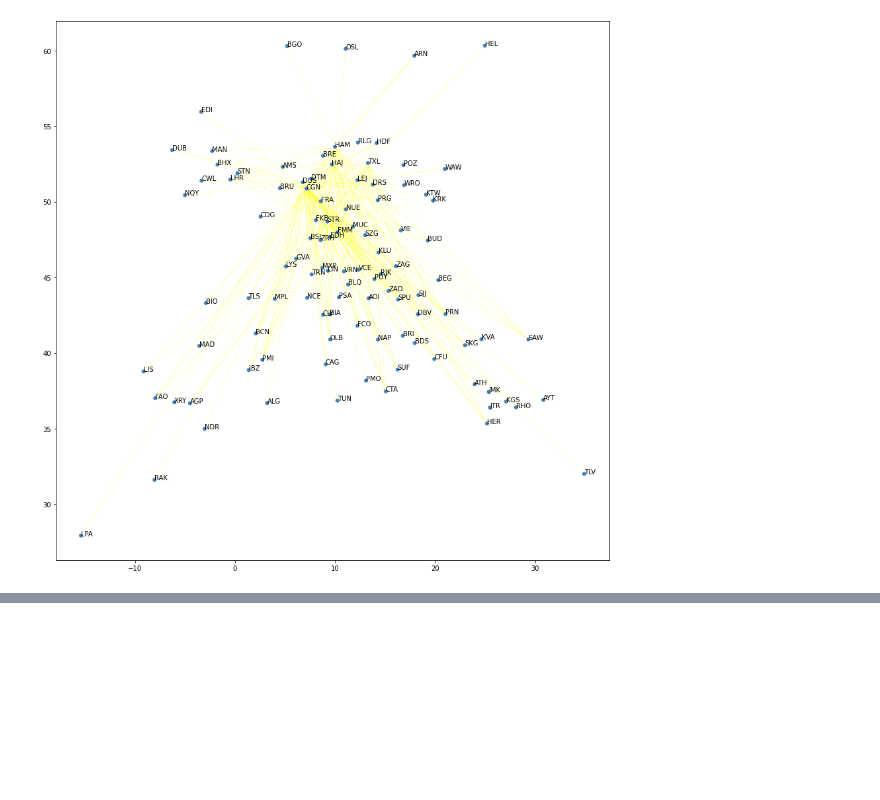
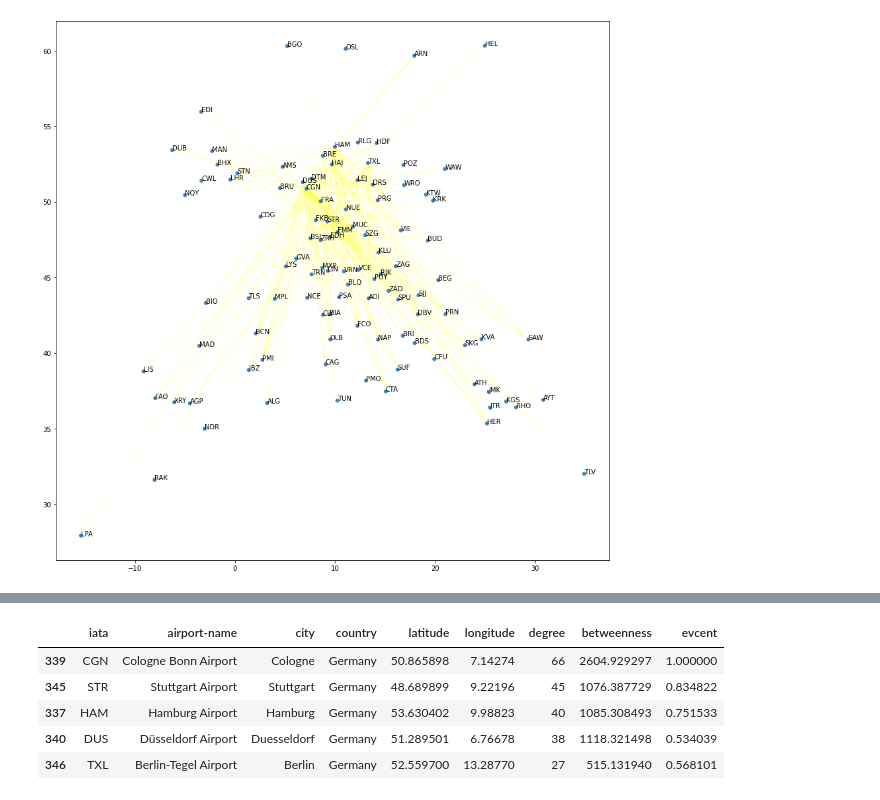
Before and after one commit to stevecoffee/dasc5300, a Jupyter notebook: Project2/DASC_5300_Project_2.ipynb, the cells around one changed output, grey strips where cells are left out. Saved outputs shown, nothing was run; the diff lists cells and outputs as text; code cells hidden in the pictures; blank space fills up the shorter version.

```diff
--- a/Project2/DASC_5300_Project_2.ipynb
+++ b/Project2/DASC_5300_Project_2.ipynb
@@ -448,8 +403,16 @@ df_anon_routes = pd.read_csv(
 # %%
 # Part 1c
 # Find the top 3 to 5 nodes (or airports; top k, in general) from where there are more
 # number of flights than other nodes for that airline. These are termed hubs by an airline.
 # You can use a node centrality detection algorithm/package for this
+vertices.sort_values('degree', ascending=False).head(5)
+# %% [output]
+|  | iata | airport-name | city | country | latitude | longitude | degree | betweenness | evcent |
+| 339 | CGN | Cologne Bonn Airport | Cologne | Germany | 50.865898 | 7.14274 | 66 | 2604.929297 | 1.000000 |
+| 345 | STR | Stuttgart Airport | Stuttgart | Germany | 48.689899 | 9.22196 | 45 | 1076.387729 | 0.834822 |
+| 337 | HAM | Hamburg Airport | Hamburg | Germany | 53.630402 | 9.98823 | 40 | 1085.308493 | 0.751533 |
+| 340 | DUS | Düsseldorf Airport | Duesseldorf | Germany | 51.289501 | 6.76678 | 38 | 1118.321498 | 0.534039 |
+| 346 | TXL | Berlin-Tegel Airport | Berlin | Germany | 52.559700 | 13.28770 | 27 | 515.131940 | 0.568101 |
 # %%
 # Part 1d
 # Once you have the top k hubs, try to identify the airline that you are working on. You
```
Also changed, not shown: parts of 16 cells of this notebook.
